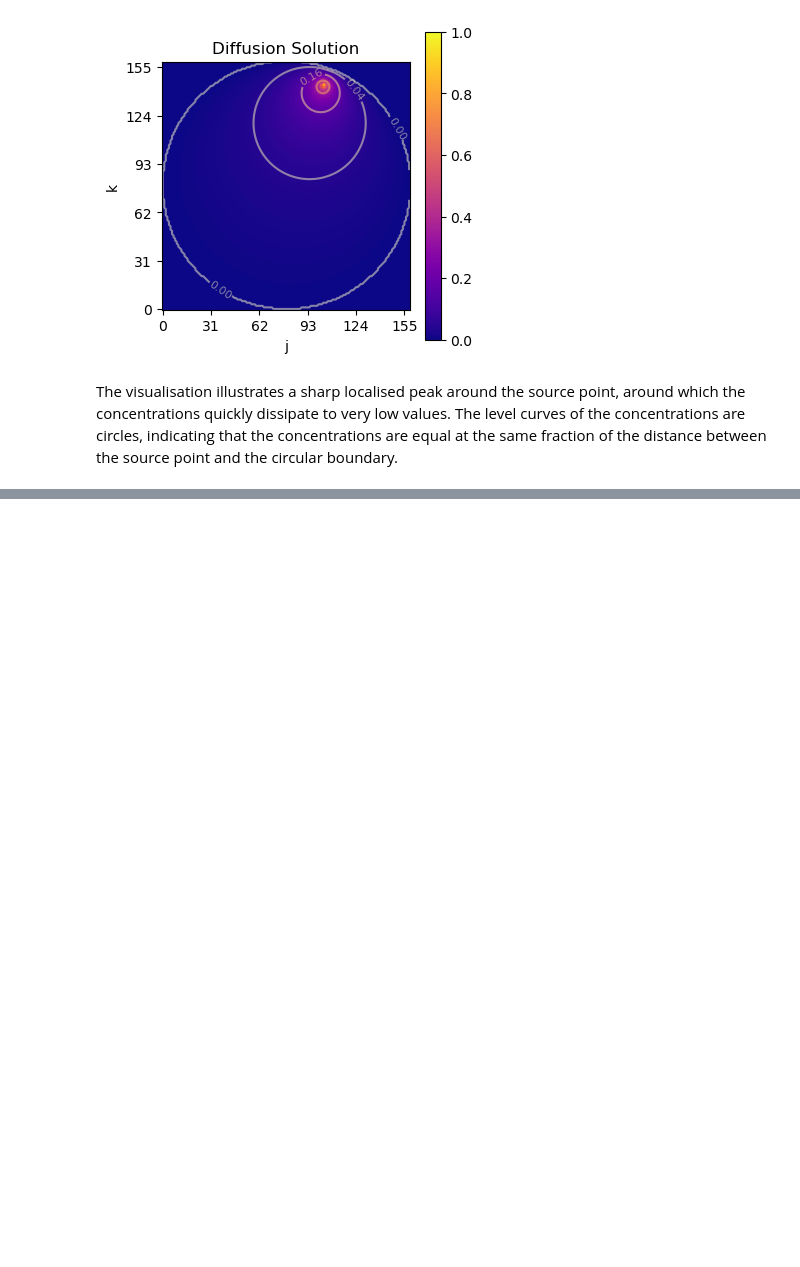
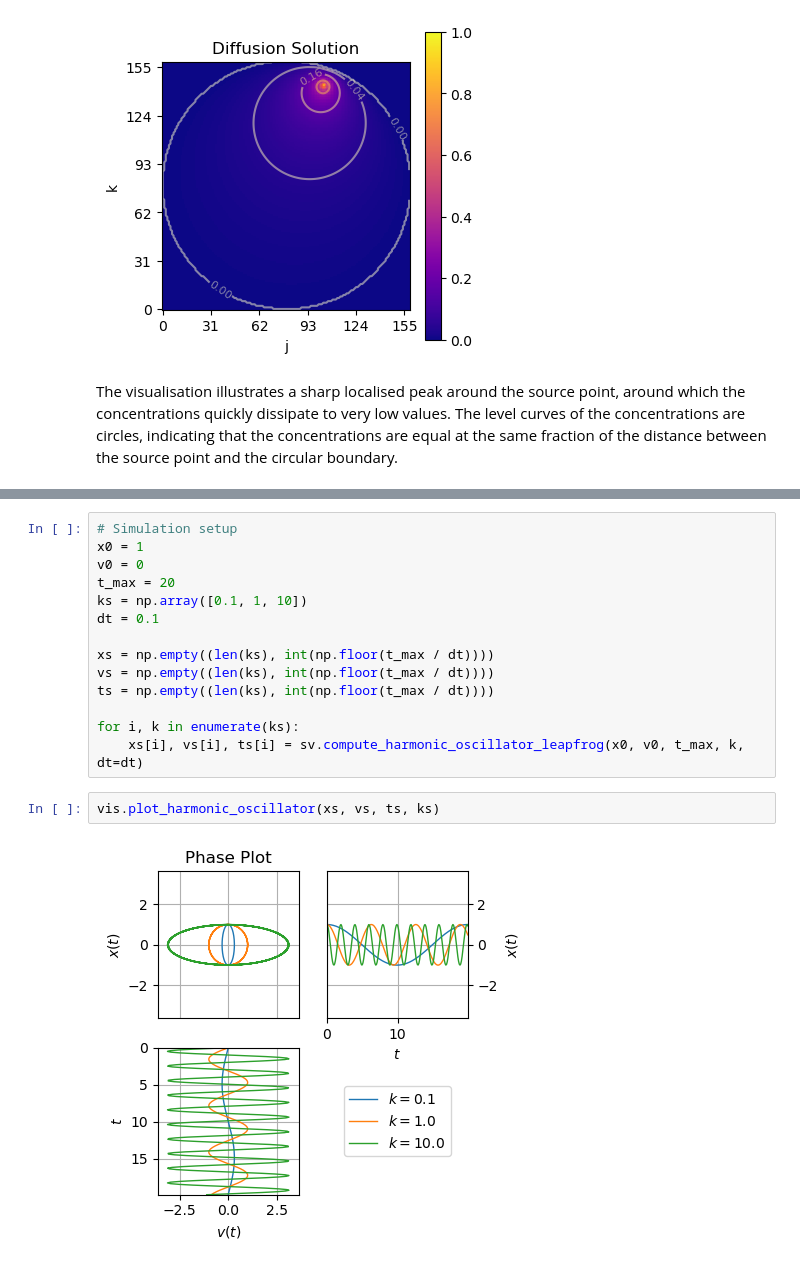
Before and after one commit to mboyan/scented-candles, a Jupyter notebook: Assignment Set 3/AssignmentSet3.ipynb, the cells around one changed output, grey strips where cells are left out. Drawn from its saved outputs; the diff is of its cells as text; blank space fills up the shorter version.

```diff
--- a/Assignment Set 3/AssignmentSet3.ipynb
+++ b/Assignment Set 3/AssignmentSet3.ipynb
@@ -505,0 +566,18 @@ The Leapfrog method makes use of the fact that, in these equations, the derivati
+# %%
+# Simulation setup
+x0 = 1
+v0 = 0
+t_max = 20
+ks = np.array([0.1, 1, 10])
+dt = 0.1
+
+xs = np.empty((len(ks), int(np.floor(t_max / dt))))
+vs = np.empty((len(ks), int(np.floor(t_max / dt))))
+ts = np.empty((len(ks), int(np.floor(t_max / dt))))
+
+for i, k in enumerate(ks):
+    xs[i], vs[i], ts[i] = sv.compute_harmonic_oscillator_leapfrog(x0, v0, t_max, k, dt=dt)
+# %%
+vis.plot_harmonic_oscillator(xs, vs, ts, ks)
+# %% [output]
+[figure, added]
```
Also changed, not shown: parts of 25 cells of this notebook, 2 other files.
